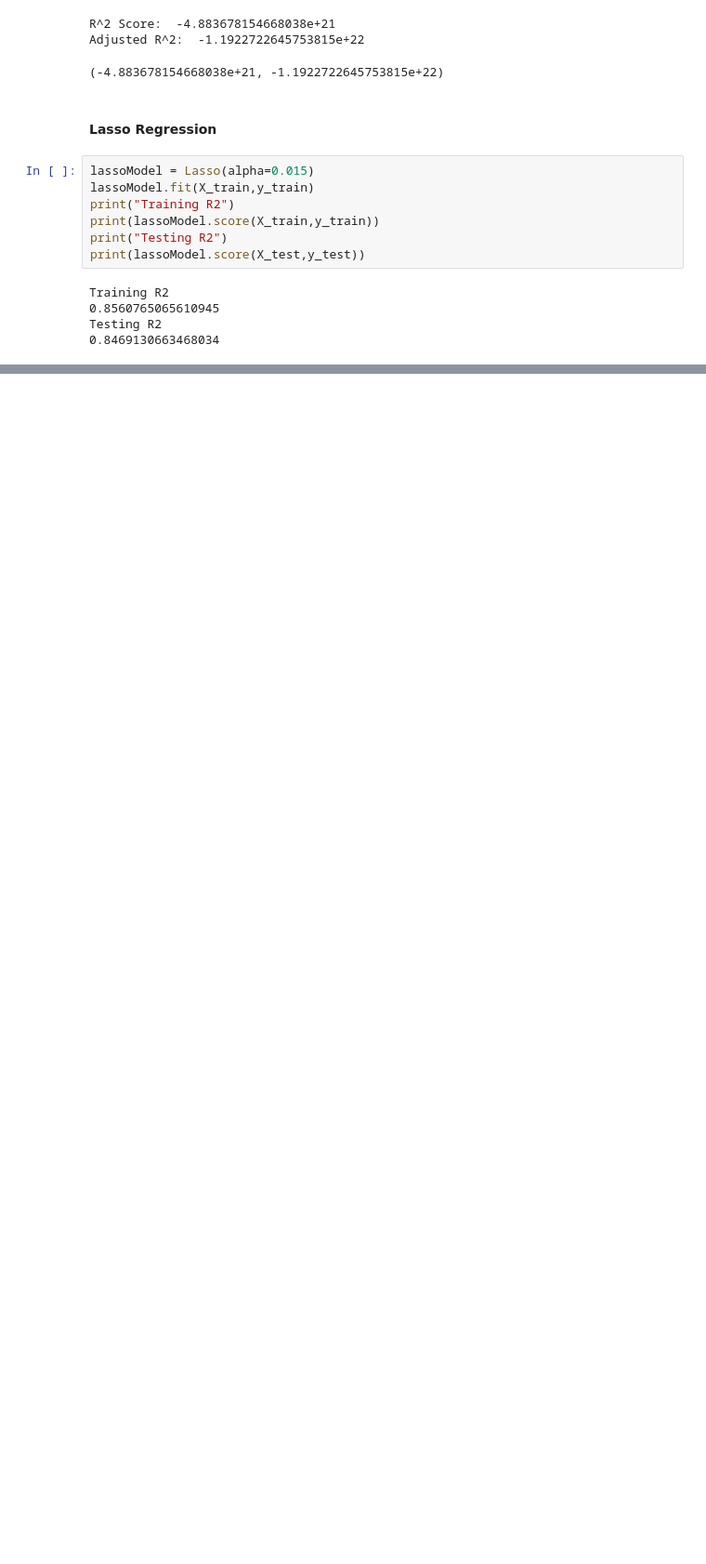
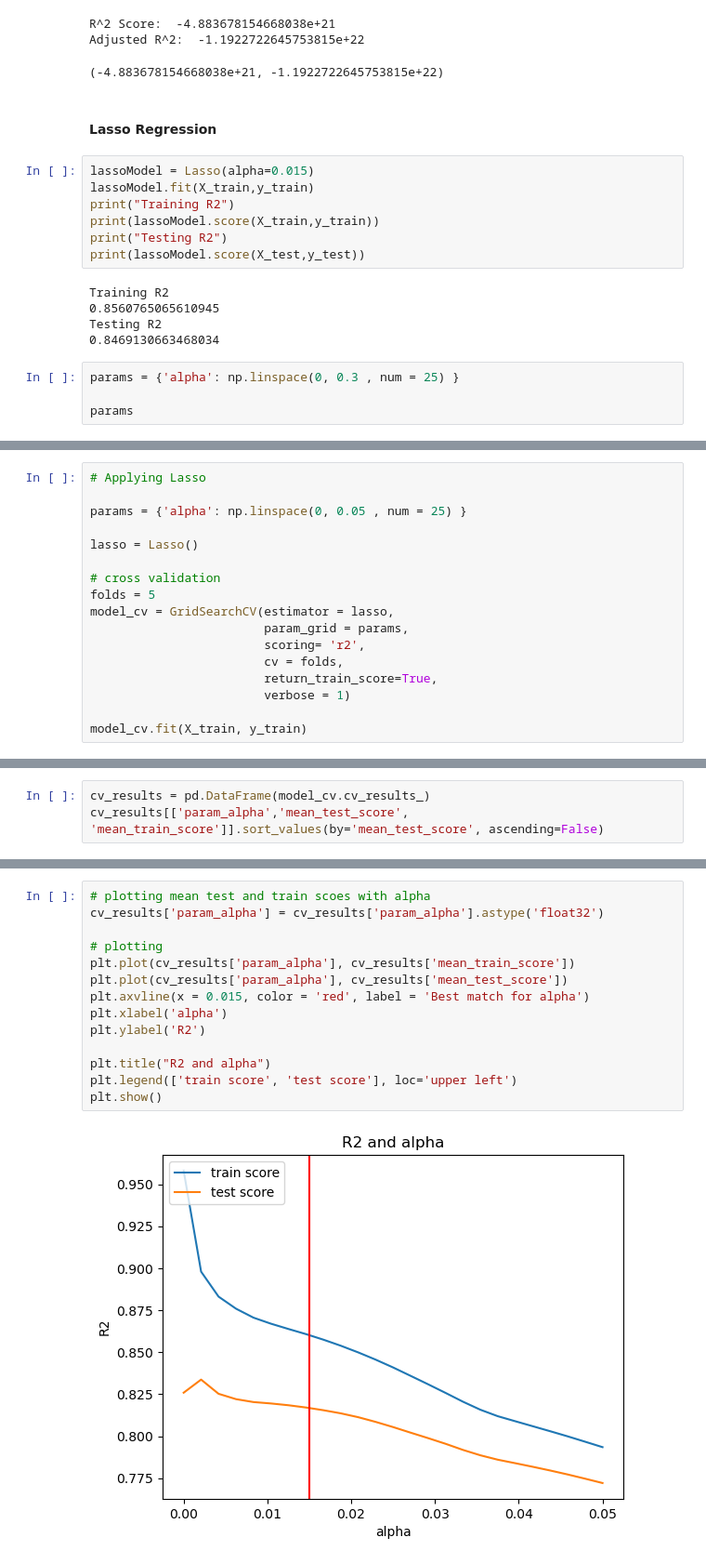
Before and after one commit to ncjanardhan-outlook/ncjpersonal, a Jupyter notebook: Advanced Regression Assignment/Advanced Regression Assignment Soln.ipynb, the cells around one changed output, grey strips where cells are left out. Shown at 93% size. Saved outputs shown, nothing was run; the diff lists cells and outputs as text; blank space fills up the shorter version.

```diff
--- a/Advanced Regression Assignment/Advanced Regression Assignment Soln.ipynb
+++ b/Advanced Regression Assignment/Advanced Regression Assignment Soln.ipynb
@@ -375,3 +379,7 @@ Training R2
 0.8560765065610945
 Testing R2
 0.8469130663468034
+# %%
+params = {'alpha': np.linspace(0, 0.3 , num = 25) }
+
+params
@@ -377,0 +454,17 @@ Testing R2
+# %%
+# Applying Lasso
+
+params = {'alpha': np.linspace(0, 0.05 , num = 25) }
+
+lasso = Lasso()
+
+# cross validation
+folds = 5
+model_cv = GridSearchCV(estimator = lasso,
+                        param_grid = params,
+                        scoring= 'r2',
+                        cv = folds,
+                        return_train_score=True,
+                        verbose = 1)
+
+model_cv.fit(X_train, y_train)
@@ -377,0 +480,3 @@ Testing R2
+# %%
+cv_results = pd.DataFrame(model_cv.cv_results_)
+cv_results[['param_alpha','mean_test_score', 'mean_train_score']].sort_values(by='mean_test_score', ascending=False)
@@ -377,0 +501,16 @@ Testing R2
+# %%
+# plotting mean test and train scoes with alpha
+cv_results['param_alpha'] = cv_results['param_alpha'].astype('float32')
+
+# plotting
+plt.plot(cv_results['param_alpha'], cv_results['mean_train_score'])
+plt.plot(cv_results['param_alpha'], cv_results['mean_test_score'])
+plt.axvline(x = 0.015, color = 'red', label = 'Best match for alpha')
+plt.xlabel('alpha')
+plt.ylabel('R2')
+
+plt.title("R2 and alpha")
+plt.legend(['train score', 'test score'], loc='upper left')
+plt.show()
+# %% [output]
+[figure, added]
```
Also changed, not shown: parts of 10 cells of this notebook.
